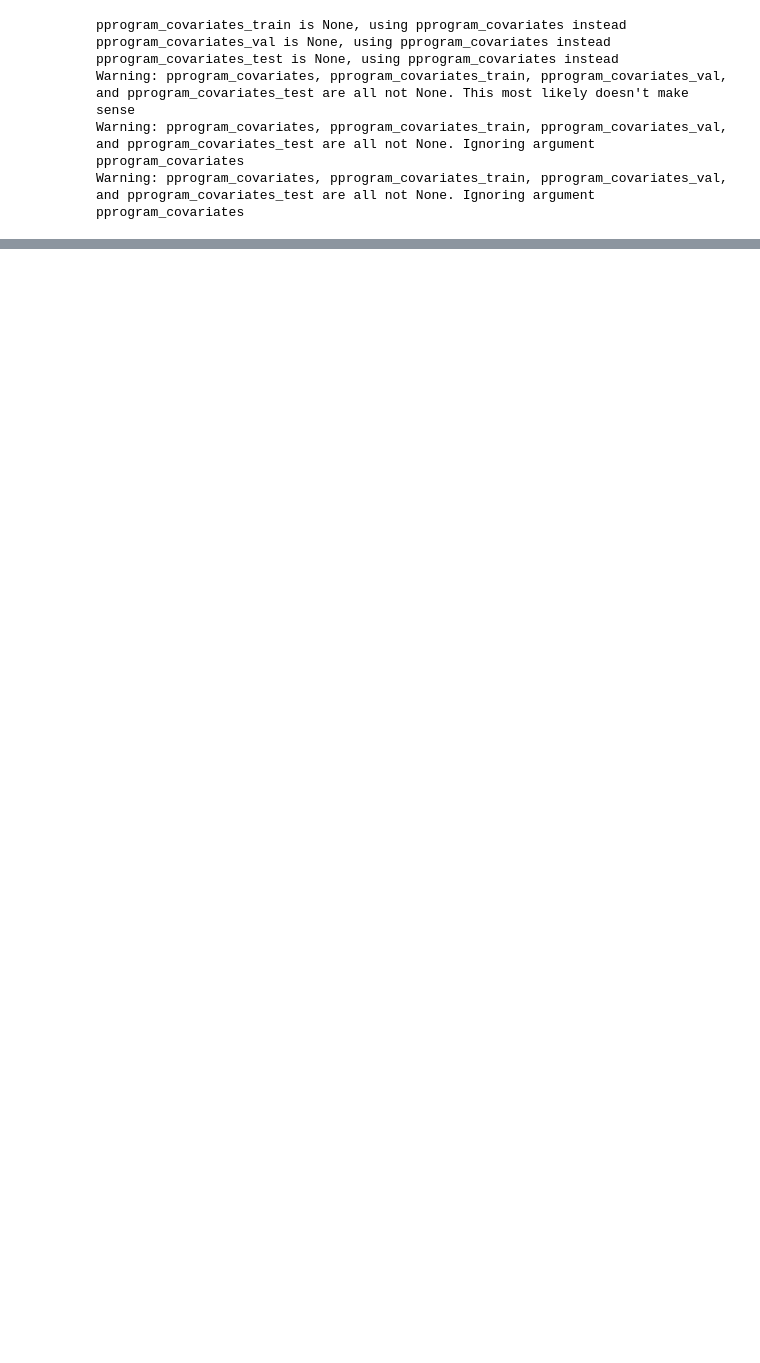
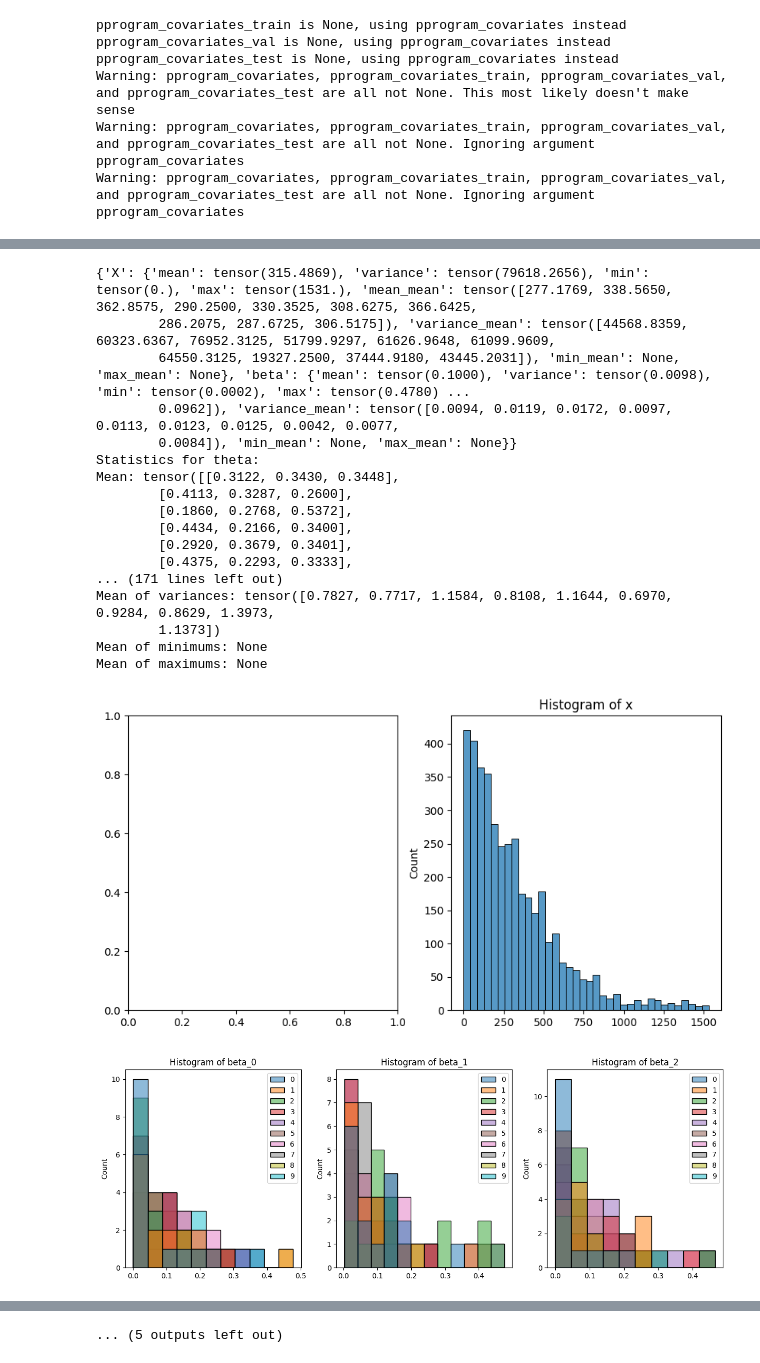
Before and after one commit to ArikReuter/ICL_for_Full_Bayesian_Inference, a Jupyter notebook: LatentFactorModels/Workflow_LDA.ipynb, the cells around one changed output, grey strips where cells are left out. Saved outputs shown, nothing was run; the diff lists cells and outputs as text; code cells hidden in the pictures; blank space fills up the shorter version.

```diff
--- a/LatentFactorModels/Workflow_LDA.ipynb
+++ b/LatentFactorModels/Workflow_LDA.ipynb
@@ -17,12 +17,12 @@ from PFNExperiments.LatentFactorModels.GenerativeModels.Numpyro_Versions.LDA_Num
 
 from PFNExperiments.LatentFactorModels.ComparisonModels.MakeDefaultListComparison import make_default_list_comparison, make_reduced_list_comparison
 # %%
-N = 50
-P = 5
+N = 25
+P = 10
 K = 3
-BATCH_SIZE = 32
+BATCH_SIZE = 8
 N_EPOCHS = 1
-N_SAMPLES_PER_EPOCH = 1000
+N_SAMPLES_PER_EPOCH = BATCH_SIZE*4
 N_BATCHES_PER_EPOCH = N_SAMPLES_PER_EPOCH//BATCH_SIZE
 # %%
 curriculum = Curriculum(max_iter=int(N_EPOCHS*N_BATCHES_PER_EPOCH*BATCH_SIZE*0.5))
@@ -32,7 +32,7 @@ curriculum.add_param_list([
     ("n_topics", curriculum.constant_scheduler(K)),
     ("batch_size", curriculum.constant_scheduler(BATCH_SIZE)),
     ("alpha_dir", curriculum.constant_scheduler(0.1)),
-    ("beta_dir", curriculum.constant_scheduler(0.1)),
+    ("beta_dir", curriculum.constant_scheduler(0.8)),
     ("doc_len_max", curriculum.constant_scheduler(100)),
     ("doc_len_mean", curriculum.constant_scheduler(10.0))
 ])
@@ -82,12 +81,10 @@ base_sample_beta torch.Size([32, 3, 5])
 # %%
-"""
 data_generator.check_model(
     n_samples_per_epoch=N_SAMPLES_PER_EPOCH,
     epochs_to_check = [0, N_EPOCHS-1],
     p = P,
     n = N,
-    used_batch_samples = 1,
+    used_batch_samples = 2,
     batch_size= BATCH_SIZE,
 )
-"""
 # %% [output]
@@ -94,0 +96,19 @@ data_generator.check_model(
+{'X': {'mean': tensor(315.4869), 'variance': tensor(79618.2656), 'min': tensor(0.), 'max': tensor(1531.), 'mean_mean': tensor([277.1769, 338.5650, 362.8575, 290.2500, 330.3525, 308.6275, 366.6425,
+        286.2075, 287.6725, 306.5175]), 'variance_mean': tensor([44568.8359, 60323.6367, 76952.3125, 51799.9297, 61626.9648, 61099.9609,
+        64550.3125, 19327.2500, 37444.9180, 43445.2031]), 'min_mean': None, 'max_mean': None}, 'beta': {'mean': tensor(0.1000), 'variance': tensor(0.0098), 'min': tensor(0.0002), 'max': tensor(0.4780) ...
+        0.0962]), 'variance_mean': tensor([0.0094, 0.0119, 0.0172, 0.0097, 0.0113, 0.0123, 0.0125, 0.0042, 0.0077,
+        0.0084]), 'min_mean': None, 'max_mean': None}}
+Statistics for theta:
+Mean: tensor([[0.3122, 0.3430, 0.3448],
+        [0.4113, 0.3287, 0.2600],
+        [0.1860, 0.2768, 0.5372],
+        [0.4434, 0.2166, 0.3400],
+        [0.2920, 0.3679, 0.3401],
+        [0.4375, 0.2293, 0.3333],
+... (171 lines left out)
+Mean of variances: tensor([0.7827, 0.7717, 1.1584, 0.8108, 1.1644, 0.6970, 0.9284, 0.8629, 1.3973,
+        1.1373])
+Mean of minimums: None
+Mean of maximums: None
+[figure, added]
+[figure, added]
@@ -95,3 +143,4 @@ data_generator.check_model(
+... (5 outputs left out)
 # %%
 epoch_loader = data_generator.make_epoch_loader(
     n = N,
```
Also changed, not shown: parts of 26 cells of this notebook, 9 other files.
